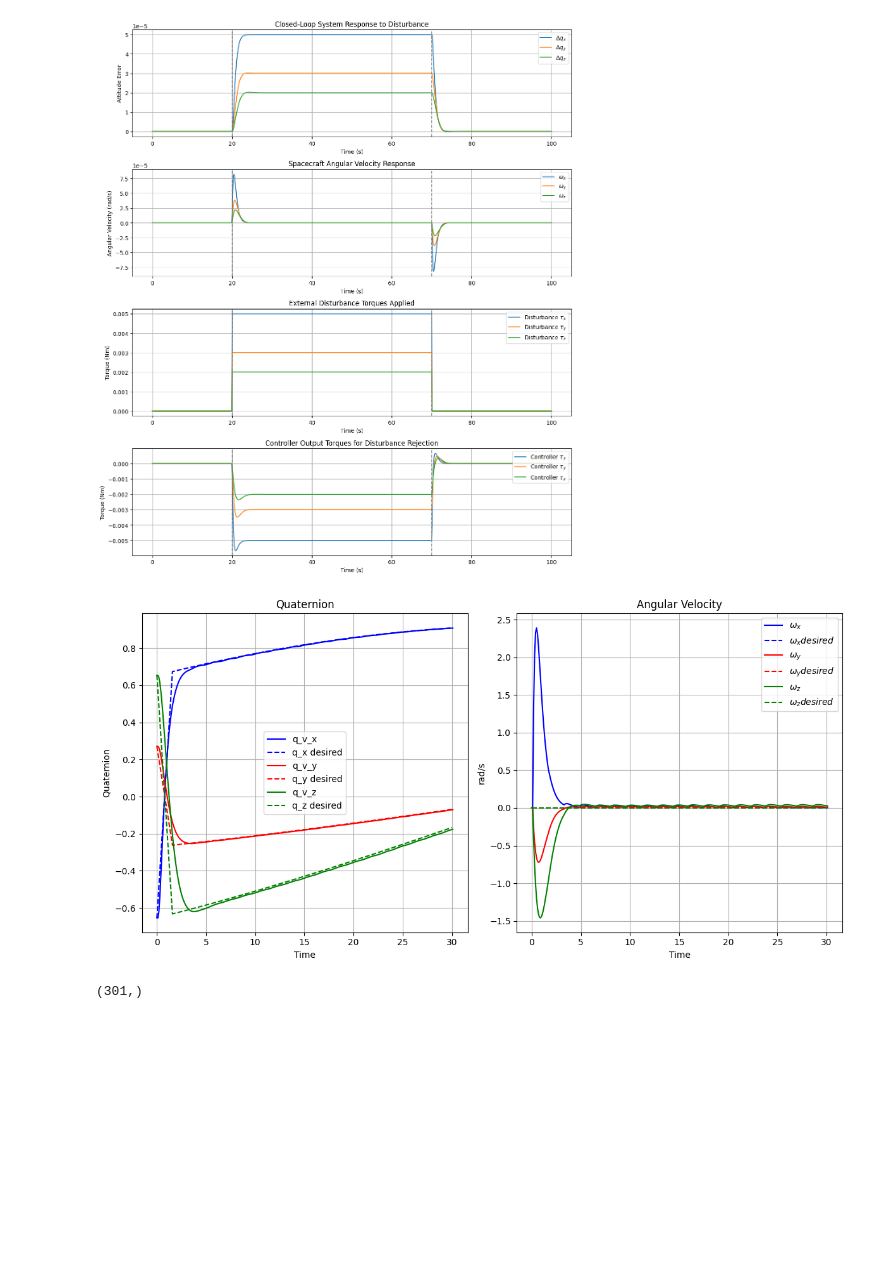
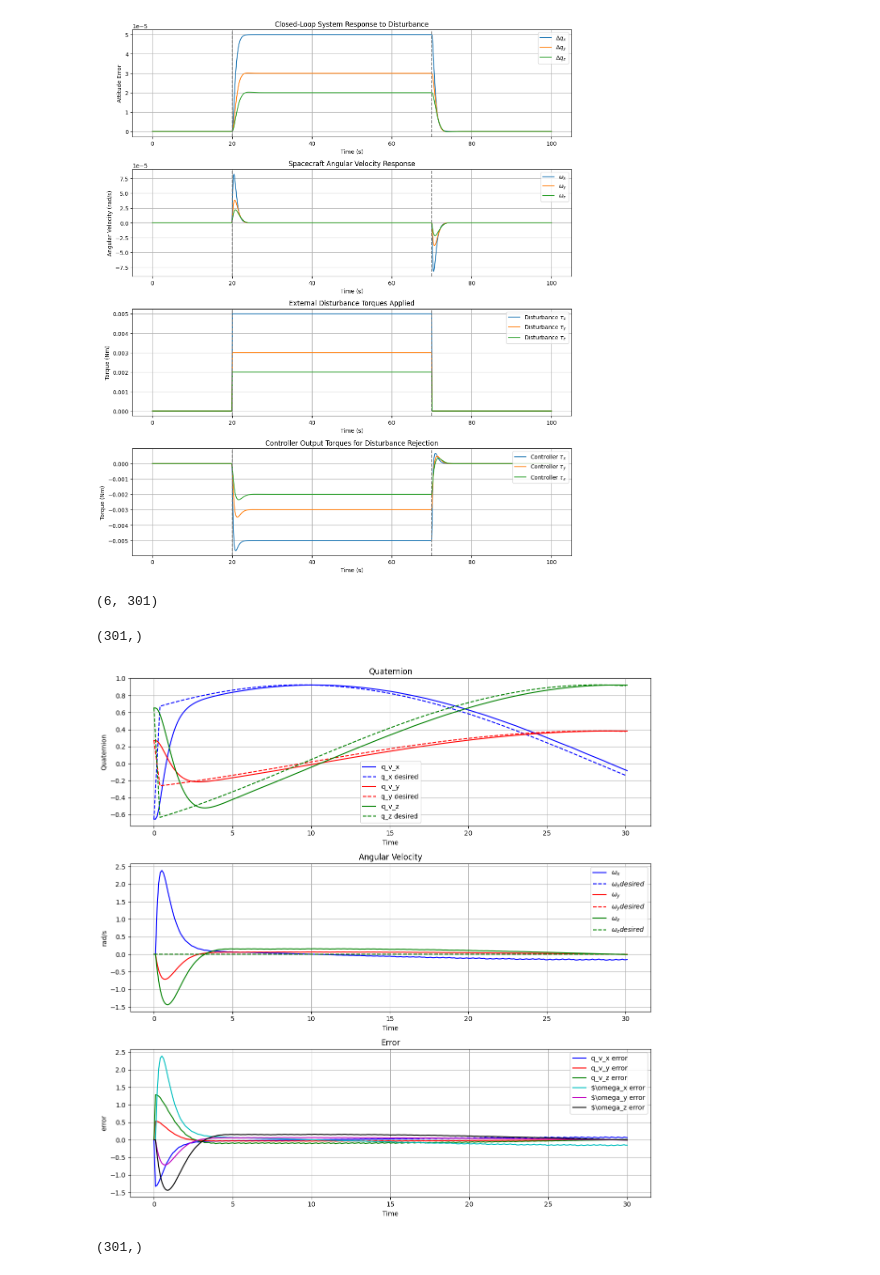
Before and after one commit to abbddos/orbit, a Jupyter notebook: lqr.ipynb, the cells around one changed output. Drawn from its saved outputs; the diff is of its cells as text; code cells hidden in the pictures; blank space fills up the shorter version.

```diff
--- a/lqr.ipynb
+++ b/lqr.ipynb
@@ -162,8 +162,8 @@ orbit_env = Orbit_Environment(
 desired_quaternions = orbit_env.Desired_Body_Quaternions_LVLH()
 desired_omega = orbit_env.Desired_Body_Angular_Velocities_LVLH()
 # %%
-desired_quaternions = desired_quaternions[:20]
-desired_omega = desired_omega[:20]
+desired_quaternions = desired_quaternions[:80]
+desired_omega = desired_omega[:80]
 # %%
 desired_trajectory = []
 
@@ -181,6 +181,7 @@ initial_state = desired_trajectory[0]
 current_state = initial_state
 state_history = [initial_state]
 control_history = []
+state_error_history = []
 trajectory_index = 0
 # %%
 def state_derivative_using_AB(current_state, control_torque, A, B):
@@ -204,6 +205,7 @@ for t in time:
         current_state = current_state + (1/6) * (k1 + 2*k2 + 2*k3 + k4)
         state_history.append(current_state.copy())
         control_history.append(control_torque)
+        state_error_history.append(state_error)
 
         if t >= time_points[trajectory_index] and trajectory_index < len(time_points) - 1:
             trajectory_index += 1
@@ -212,45 +214,69 @@ for t in time:
 
 state_history = np.array(state_history).T
 control_history = np.array(control_history).T
+state_error_history = np.array(state_error_history).T
 time_history = np.linspace(0, dt * (len(state_history[0]) - 1), len(state_history[0]))
 # %%
 time_desired = np.linspace(0,30, len(desired_trajectory))
+error_time_history = np.linspace(0,30, len(state_error_history.T))
+# %%
+state_error_history.shape
+# %% [output]
+(6, 301)
+# %%
+error_time_history.shape
+# %% [output]
+(301,)
 # %%
-plt.figure(figsize=(12, 6))
+plt.figure(figsize=(12, 12))
 
-plt.subplot(1, 2, 1)
+plt.subplot(3, 1, 1)
 plt.plot(time_history, state_history[0], 'b-',label='q_v_x')
 plt.plot(time_desired, desired_trajectory.T[0], 'b--', label='q_x desired')
 plt.plot(time_history, state_history[1], 'r-', label='q_v_y')
 plt.plot(time_desired, desired_trajectory.T[1], 'r--', label='q_y desired')
 plt.plot(time_history, state_history[2], 'g-', label='q_v_z')
 plt.plot(time_desired, desired_trajectory.T[2], 'g--', label='q_z desired')
 
 plt.title('Quaternion')
 plt.xlabel('Time')
 plt.ylabel('Quaternion')
 plt.grid(True)
 plt.legend()
 
-plt.subplot(1, 2, 2)
+plt.subplot(3, 1, 2)
 plt.plot(time_history, state_history[3], 'b-', label=r'$\omega_x$')
 plt.plot(time_desired, desired_trajectory.T[3] , 'b--', label=r'$\omega_x desired$')
 
 plt.plot(time_history, state_history[4], 'r-', label=r'$\omega_y$')
 plt.plot(time_desired, desired_trajectory.T[4] , 'r--', label=r'$\omega_y desired$')
 plt.plot(time_history, state_history[5], 'g-', label=r'$\omega_z$')
 plt.plot(time_desired, desired_trajectory.T[5] , 'g--', label=r'$\omega_z desired$')
 
 plt.title('Angular Velocity')
 plt.xlabel('Time')
 plt.ylabel('rad/s')
 plt.grid(True)
 plt.legend()
 
+plt.subplot(3, 1, 3)
+plt.plot(error_time_history, state_error_history[0], 'b-', label='q_v_x error')
+plt.plot(error_time_history, state_error_history[1], 'r-', label='q_v_y error')
+plt.plot(error_time_history, state_error_history[2], 'g-', label='q_v_z error')
+plt.plot(error_time_history, state_error_history[3], 'c-', label=r'$\omega_x error')
+plt.plot(error_time_history, state_error_history[4], 'm-', label=r'$\omega_y error')
+plt.plot(error_time_history, state_error_history[5], 'k-', label=r'$\omega_z error')
+
+plt.title('Error')
+plt.xlabel('Time')
+plt.ylabel('error')
+plt.grid(True)
+plt.legend()
+
 plt.tight_layout()
 plt.show()
 # %% [output]
-[figure, old version]
+[figure, new version]
 # %%
 control_time = np.linspace(0,30, len(control_history.T))
 control_time.shape
```
Also changed, not shown: parts of 1 cell of this notebook.
